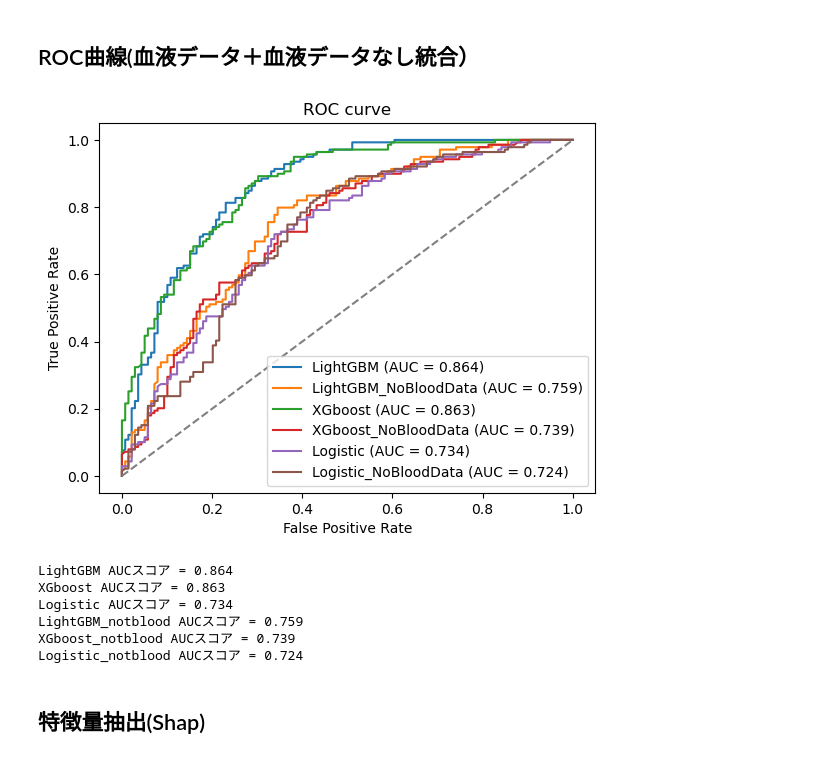
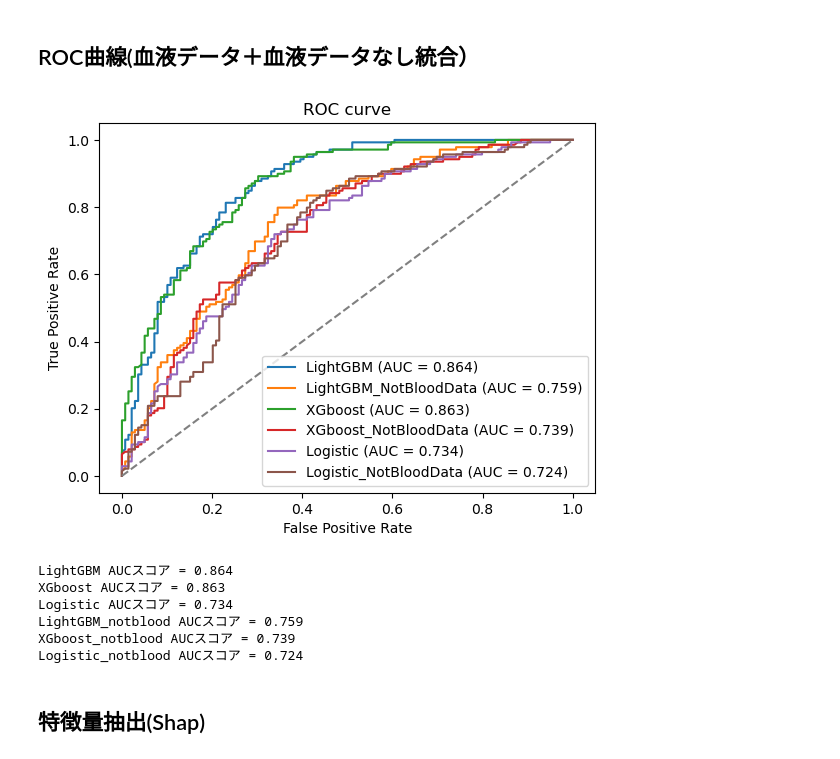
Before and after one commit to Genmai06/lightGBM_ReceiptData, a Jupyter notebook: lightgbm_ReceiptData.ipynb, the cells around one changed output. Saved outputs shown, nothing was run; the diff lists cells and outputs as text; code cells hidden in the pictures.

```diff
--- a/lightgbm_ReceiptData.ipynb
+++ b/lightgbm_ReceiptData.ipynb
@@ -119,13 +119,15 @@ for _ in range(n_estimators):
                       num_boost_round=500,
                       valid_sets=[lgb_train],
                       valid_names=['train'],
-                      early_stopping_rounds=20)
+                      early_stopping_rounds=20,
+                      verbose_eval=False)
 
     # xgboostモデルの学習
     model_xgb = xgb.train(params_xgb,
                           dtrain,
                           num_boost_round=500,
                           early_stopping_rounds=20,
+                          verbose_eval=False,
                           evals=[(dtest, 'test')])
 
     # ロジスティック回帰の学習
@@ -578,6 +512,7 @@ for _ in range(n_estimators):
                       num_boost_round=500,
                       valid_sets=[lgb_train],
                       valid_names=['train'],
+                      verbose_eval=False,
                       early_stopping_rounds=20)
 
     # xgboostモデルの学習
@@ -585,6 +520,7 @@ for _ in range(n_estimators):
                           dtrain_not,
                           num_boost_round=500,
                           early_stopping_rounds=20,
+                          verbose_eval=False,
                           evals=[(dtest_not, 'test')])
 
     # ロジスティック回帰の学習
@@ -620,7 +556,7 @@ for _ in range(n_estimators):
     precision_xgb_not = precision_score(y_test_not, y_test_pred_xgb_not)  # 適合率の計算
 
     # 混同行列(XGboost)
-    cm_xgb = confusion_matrix(y_test_not, y_test_pred_xgb)
+    cm_xgb = confusion_matrix(y_test_not, y_test_pred_xgb_not)
     plt.figure(figsize=(6, 4))
     sns.heatmap(cm_xgb, annot=True, fmt='d', cmap='Blues', annot_kws={"size": 20})
     plt.xlabel('pred')
@@ -844,7 +684,7 @@ plt.plot(fpr_light, tpr_light, label='LightGBM (AUC = {:.3f})'.format(auc_score_
 
 # lightGBM(血液データなし)の描写
 fpr_light, tpr_light, _ = roc_curve(y_test_not, y_test_pred_proba_light_not)
-plt.plot(fpr_light, tpr_light, label='LightGBM_NoBloodData (AUC = {:.3f})'.format(auc_score_light_not))
+plt.plot(fpr_light, tpr_light, label='LightGBM_NotBloodData (AUC = {:.3f})'.format(auc_score_light_not))
 
 
 # XGboostの描写
@@ -853,37 +693,37 @@ plt.plot(fpr_xgb, tpr_xgb, label='XGboost (AUC = {:.3f})'.format(auc_score_xgb))
 
 # XGboost(血液データなし)の描写
 fpr_xgb, tpr_xgb, _ = roc_curve(y_test_not, y_test_pred_proba_xgb_not)
-plt.plot(fpr_xgb, tpr_xgb, label='XGboost_NoBloodData (AUC = {:.3f})'.format(auc_score_xgb_not))
+plt.plot(fpr_xgb, tpr_xgb, label='XGboost_NotBloodData (AUC = {:.3f})'.format(auc_score_xgb_not))
 
 
 # ロジスティック回帰の描写
 fpr_lr, tpr_lr, _ = roc_curve(y_test_lr, y_test_pred_proba_lr)
 plt.plot(fpr_lr, tpr_lr, label='Logistic (AUC = {:.3f})'.format(auc_score_lr))
 
 # ロジスティック回帰(血液データなし)の描写
 fpr_lr, tpr_lr, _ = roc_curve(y_test_lr_not, y_test_pred_proba_lr_not)
-plt.plot(fpr_lr, tpr_lr, label='Logistic_NoBloodData (AUC = {:.3f})'.format(auc_score_lr_not))
+plt.plot(fpr_lr, tpr_lr, label='Logistic_NotBloodData (AUC = {:.3f})'.format(auc_score_lr_not))
 
 
 plt.plot([0, 1], [0, 1], linestyle='--', color='gray')
 plt.xlabel('False Positive Rate')
 plt.ylabel('True Positive Rate')
 plt.title('ROC curve')
 plt.legend()
 
 # 保存と表示
 plt.savefig('roc_curve_notboold.png', dpi=300)
 plt.show()
 
 # AUCスコアを表示
 print('LightGBM AUCスコア = {:.3f}'.format(auc_score_light))
 print('XGboost AUCスコア = {:.3f}'.format(auc_score_xgb))
 print('Logistic AUCスコア = {:.3f}'.format(auc_score_lr))
 print('LightGBM_notblood AUCスコア = {:.3f}'.format(auc_score_light_not))
 print('XGboost_notblood AUCスコア = {:.3f}'.format(auc_score_xgb_not))
 print('Logistic_notblood AUCスコア = {:.3f}'.format(auc_score_lr_not))
 # %% [output]
-[figure, old version]
+[figure, new version]
 LightGBM AUCスコア = 0.864
 XGboost AUCスコア = 0.863
 Logistic AUCスコア = 0.734
```
Also changed, not shown: parts of 5 cells of this notebook.
